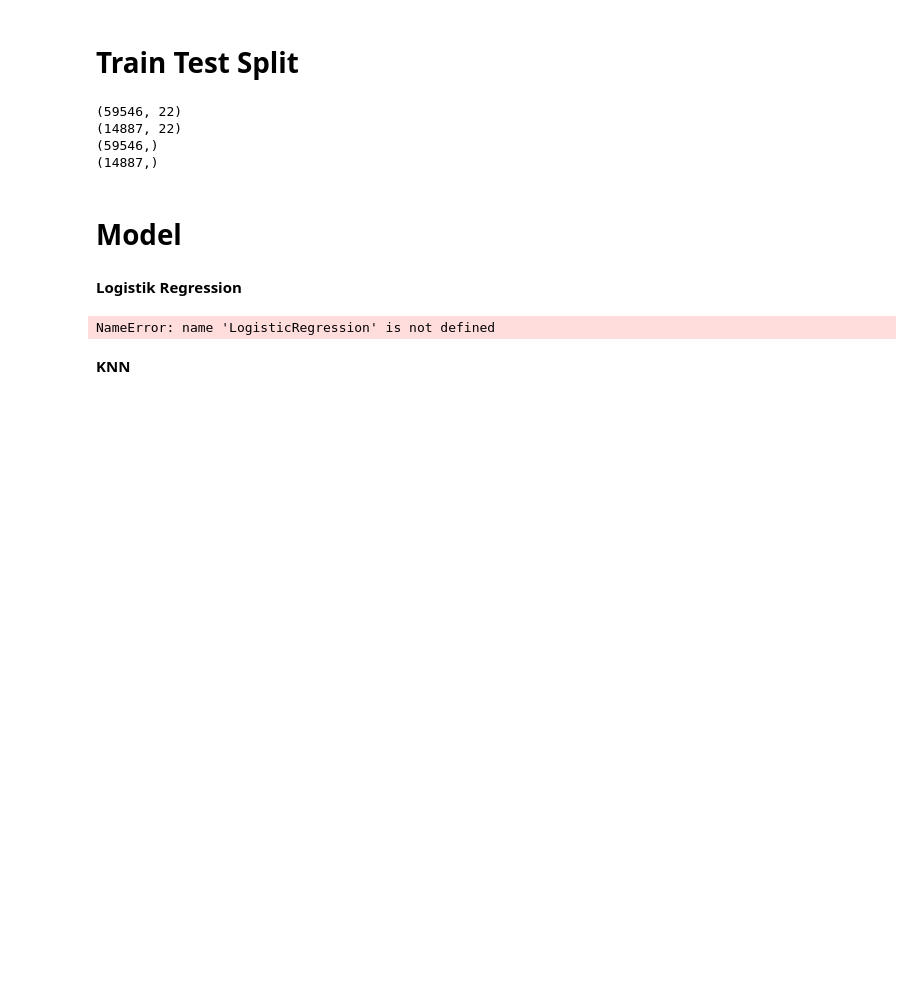
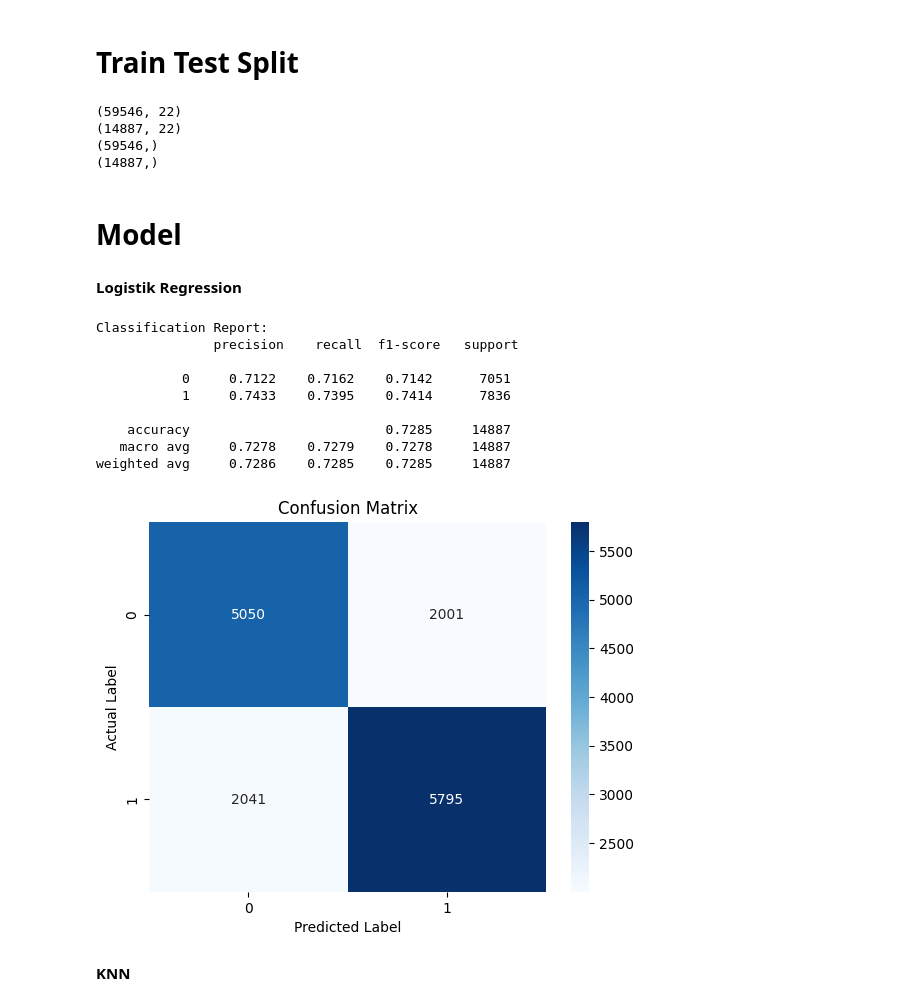
Before and after one commit to rifqimaruf/fp-pm-b, a Jupyter notebook: skenario3.ipynb, the cells around one changed output. Cells and saved outputs as stored; diff of their text form; code cells hidden in the pictures; blank space fills up the shorter version.

```diff
--- a/skenario3.ipynb
+++ b/skenario3.ipynb
@@ -66,12 +71,28 @@ X_test = scaler.transform(X_test)
 # %%
 # Logistrik Regression
 logreg = LogisticRegression()
 logreg.fit(X_train, y_train)
 lg_y_pred = logreg.predict(X_test)
 
 print('Classification Report: \n', classification_report(y_test, lg_y_pred,digits=4))
+
+# Plot Confusion Matrix
+sns.heatmap(confusion_matrix(y_test, lg_y_pred), annot=True, fmt='d', cmap='Blues')
+plt.xlabel('Predicted Label')
+plt.ylabel('Actual Label')
+plt.title('Confusion Matrix')
+plt.show()
 # %% [output]
-NameError: name 'LogisticRegression' is not defined
+Classification Report:
+               precision    recall  f1-score   support
+
+           0     0.7122    0.7162    0.7142      7051
+           1     0.7433    0.7395    0.7414      7836
+
+    accuracy                         0.7285     14887
+   macro avg     0.7278    0.7279    0.7278     14887
+weighted avg     0.7286    0.7285    0.7285     14887
+[figure, added]
 # %% [markdown]
 **KNN**
 # %%
```
Also changed, not shown: parts of 17 cells of this notebook, 4 other files.
